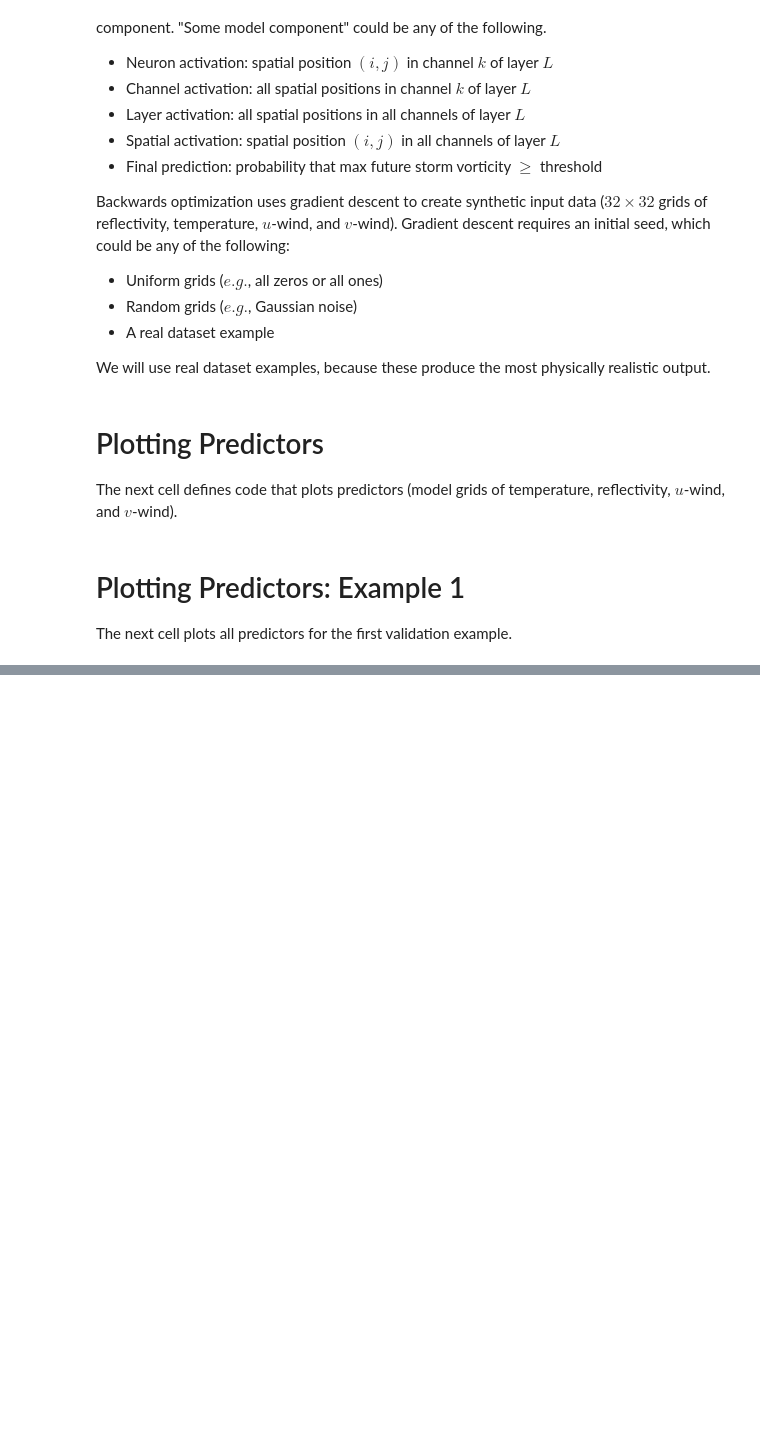
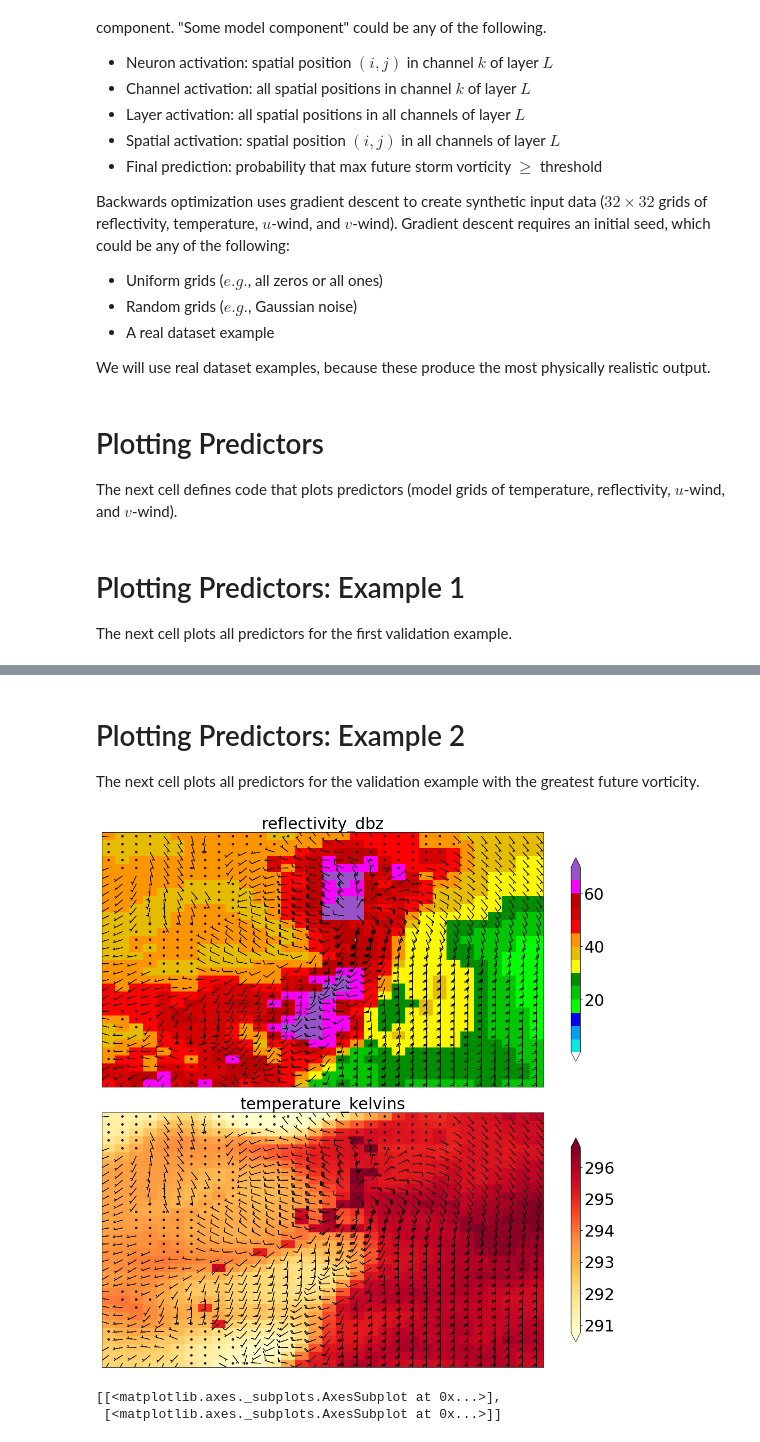
Before and after one commit to djgagne/ams-ml-python-course, a Jupyter notebook: module_4/ML_Short_Course_Module_4_Interpretation.ipynb, the cells around one changed output, grey strips where cells are left out. Cells and saved outputs as stored; diff of their text form; code cells hidden in the pictures; blank space fills up the shorter version.

```diff
--- a/module_4/ML_Short_Course_Module_4_Interpretation.ipynb
+++ b/module_4/ML_Short_Course_Module_4_Interpretation.ipynb
@@ -2473,2 +2478,28 @@ plot_many_predictors_2d(
 [[<matplotlib.axes._subplots.AxesSubplot at 0x...>],
  [<matplotlib.axes._subplots.AxesSubplot at 0x...>]]
+# %% [markdown]
+# Plotting Predictors: Example 2
+
+The next cell plots all predictors for the validation example with the greatest future vorticity.
+# %%
+target_matrix_s01 = validation_image_dict[TARGET_MATRIX_KEY]
+example_index = numpy.unravel_index(
+    numpy.argmax(target_matrix_s01), target_matrix_s01.shape
+)[0]
+
+predictor_matrix = validation_image_dict[PREDICTOR_MATRIX_KEY][
+    example_index, ...]
+predictor_names = validation_image_dict[PREDICTOR_NAMES_KEY]
+temperature_matrix_kelvins = predictor_matrix[
+    ..., predictor_names.index(TEMPERATURE_NAME)]
+
+plot_many_predictors_2d(
+    predictor_matrix=predictor_matrix,
+    predictor_names=predictor_names,
+    min_colour_temp_kelvins=numpy.percentile(temperature_matrix_kelvins, 1),
+    max_colour_temp_kelvins=numpy.percentile(temperature_matrix_kelvins, 99)
+)
+# %% [output]
+[figure, added]
+[[<matplotlib.axes._subplots.AxesSubplot at 0x...>],
+ [<matplotlib.axes._subplots.AxesSubplot at 0x...>]]
```
Also changed, not shown: parts of 4 cells of this notebook, 1 other file.
